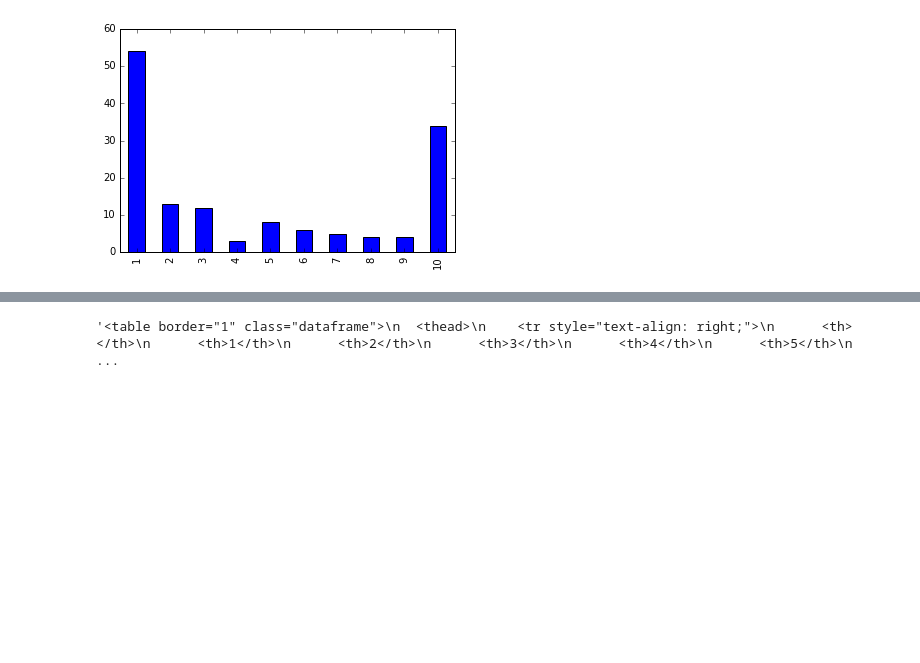
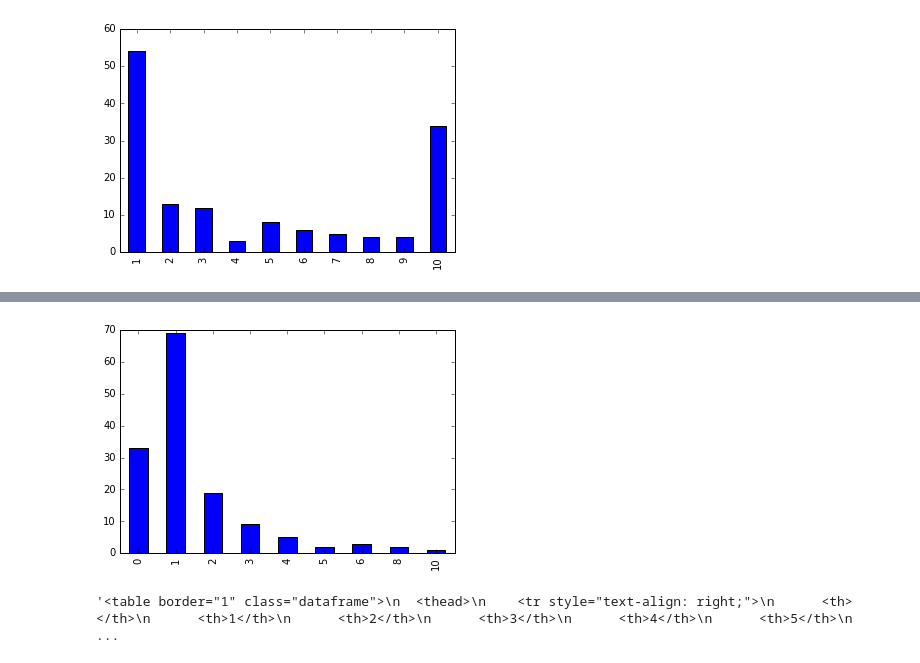
Before and after one commit to NeilNjae/ou-summer-of-code-2017, a Jupyter notebook: data-analysis/task-analysis.ipynb, the cells around one changed output, grey strips where cells are left out. Saved outputs shown, nothing was run; the diff lists cells and outputs as text; code cells hidden in the pictures; blank space fills up the shorter version.

```diff
--- a/data-analysis/task-analysis.ipynb
+++ b/data-analysis/task-analysis.ipynb
@@ -971,3 +1089,9 @@ plt.savefig('participated-in-days.png')
+# %%
+pd.Series(collections.Counter(lurking[pi]['tasks']
+                              for pi in lurking)).plot(kind='bar');
+plt.savefig('lurking-days.png')
+# %% [output]
+[figure, added]
 # %%
 pd.Series(collections.Counter(participation[pi]['tasks']
                     for pi in participation)).to_frame().T.to_html()
```
Also changed, not shown: parts of 26 cells of this notebook, 2 other files.
